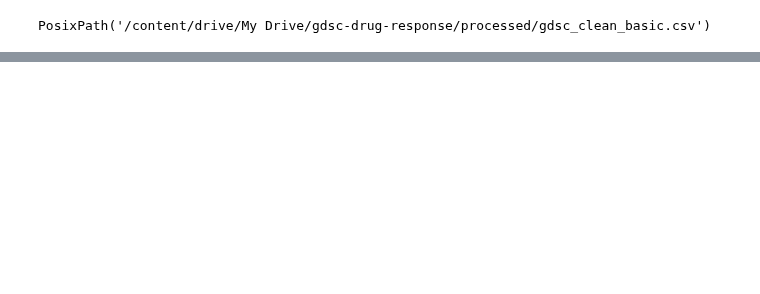
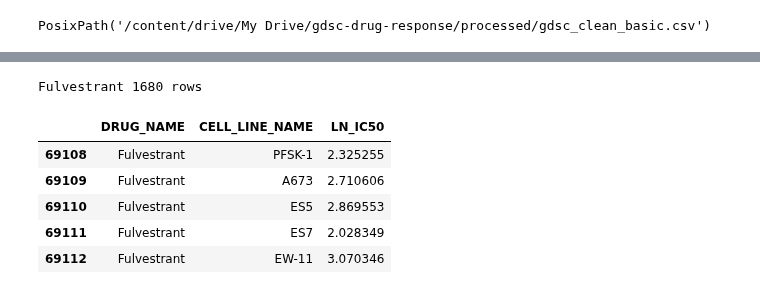
Before and after one commit to AarzuM39/gdsc-drug-response-project, a Jupyter notebook: notebooks/01_data_loading_and_qc.ipynb, the cells around one changed output, grey strips where cells are left out. Cells and saved outputs as stored; diff of their text form; code cells hidden in the pictures; blank space fills up the shorter version.

```diff
--- a/notebooks/01_data_loading_and_qc.ipynb
+++ b/notebooks/01_data_loading_and_qc.ipynb
@@ -169,0 +187,14 @@ PosixPath('/content/drive/My Drive/gdsc-drug-response/processed/gdsc_clean_basic
+# %%
+selected_drug = "Fulvestrant"
+df_drug = df[df[drug_col] == selected_drug].copy()
+
+print(selected_drug, df_drug.shape[0], "rows")
+df_drug[[drug_col, cell_col, response_col]].head()
+# %% [output]
+Fulvestrant 1680 rows
+|  | DRUG_NAME | CELL_LINE_NAME | LN_IC50 |
+| 69108 | Fulvestrant | PFSK-1 | 2.325255 |
+| 69109 | Fulvestrant | A673 | 2.710606 |
+| 69110 | Fulvestrant | ES5 | 2.869553 |
+| 69111 | Fulvestrant | ES7 | 2.028349 |
+| 69112 | Fulvestrant | EW-11 | 3.070346 |
```
Also changed, not shown: parts of 5 cells of this notebook.
